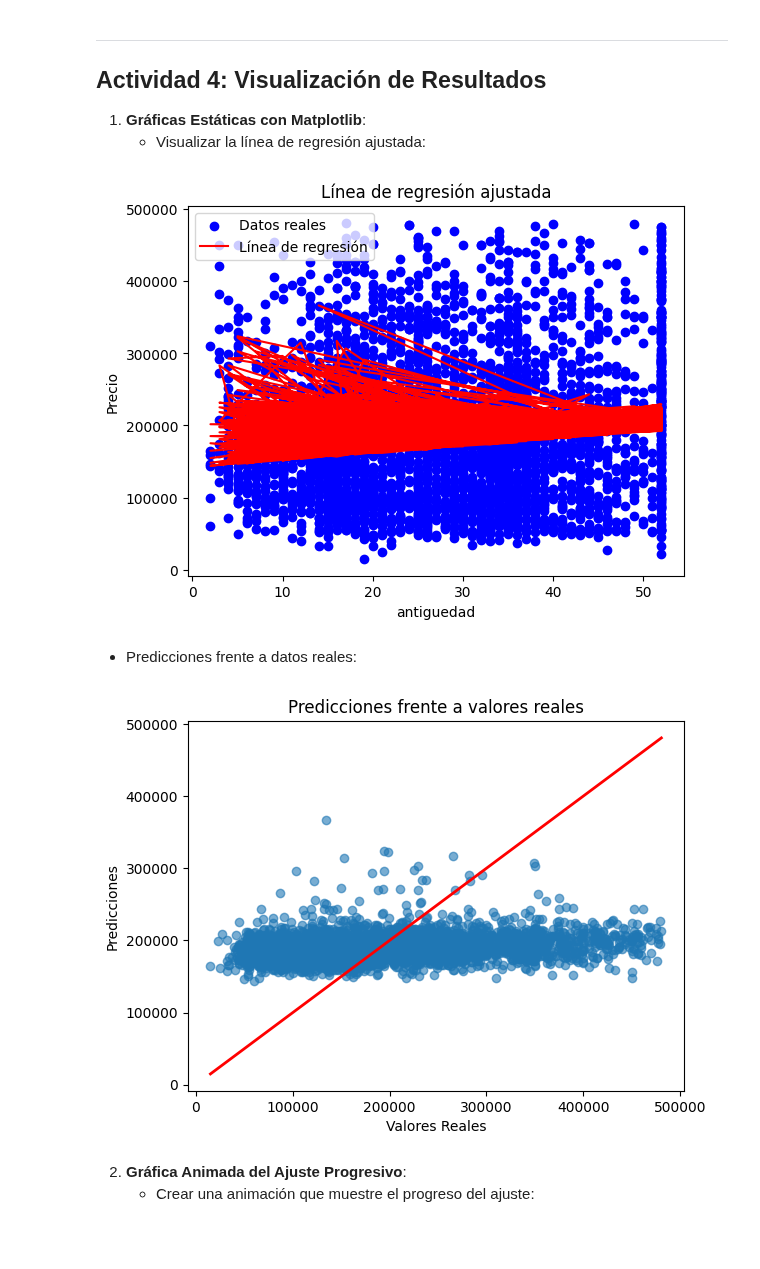
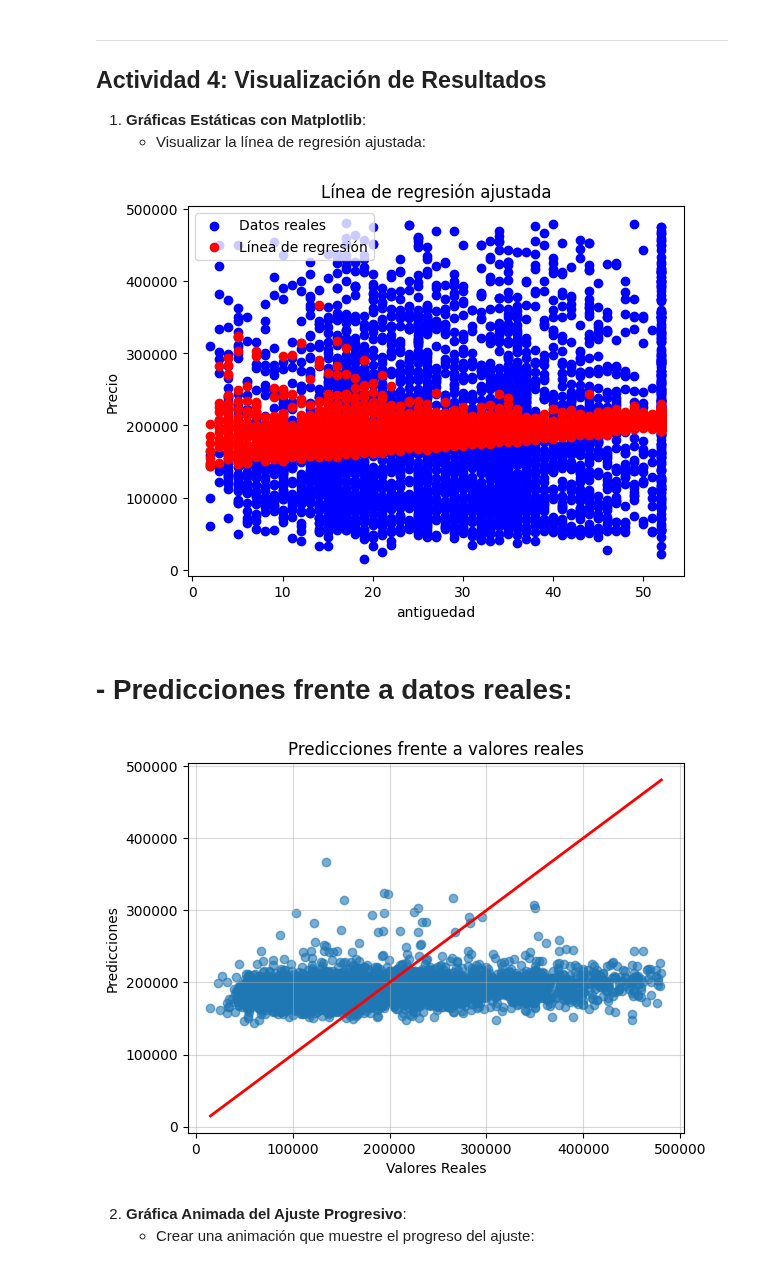
Before and after one commit to marco-canas/didactica_ciencia_datos, a Jupyter notebook: 1_curso_machine_learning/6_regresion/regresion_vivienda/1_regresion_vivienda.ipynb, the cells around one changed output. Cells and saved outputs as stored; diff of their text form; code cells hidden in the pictures; blank space fills up the shorter version.

```diff
--- a/1_curso_machine_learning/6_regresion/regresion_vivienda/1_regresion_vivienda.ipynb
+++ b/1_curso_machine_learning/6_regresion/regresion_vivienda/1_regresion_vivienda.ipynb
@@ -755,26 +755,27 @@ MSE en prueba: 8853304660.164124
 # %%
 import matplotlib.pyplot as plt
 plt.scatter(X_test["antiguedad"], y_test, color="blue", label="Datos reales")
-plt.plot(X_test["antiguedad"], model.predict(X_test), color="red", label="Línea de regresión")
+plt.scatter(X_test["antiguedad"], model.predict(X_test), color="red", label="Línea de regresión")
 plt.xlabel("antiguedad")
 plt.ylabel("Precio")
 plt.legend()
 plt.title("Línea de regresión ajustada")
 plt.show()
 # %% [output]
-[figure, old version]
+[figure, new version]
 # %% [markdown]
 
-   - Predicciones frente a datos reales:
+   # - Predicciones frente a datos reales:
 # %%
 plt.scatter(y_test, model.predict(X_test), alpha=0.6)
 plt.plot([y_test.min(), y_test.max()], [y_test.min(), y_test.max()], color="red", linewidth=2)
 plt.xlabel("Valores Reales")
 plt.ylabel("Predicciones")
 plt.title("Predicciones frente a valores reales")
+plt.grid(alpha = 0.5)
 plt.show()
 # %% [output]
-[figure, old version]
+[figure, new version]
 # %% [markdown]
 
 2. **Gráfica Animada del Ajuste Progresivo**:
```
Also changed, not shown: parts of 19 cells of this notebook.
